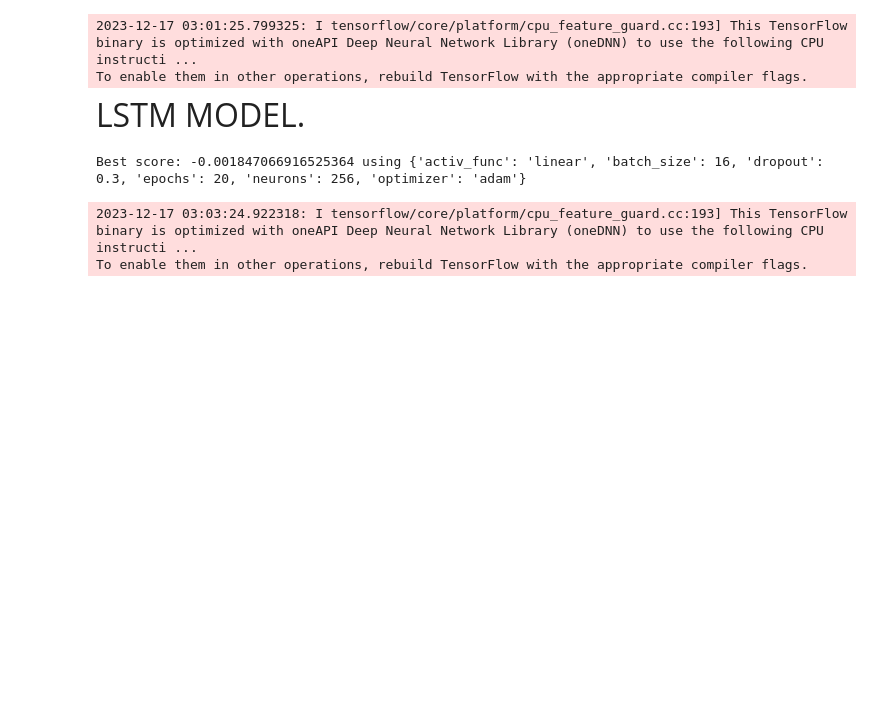
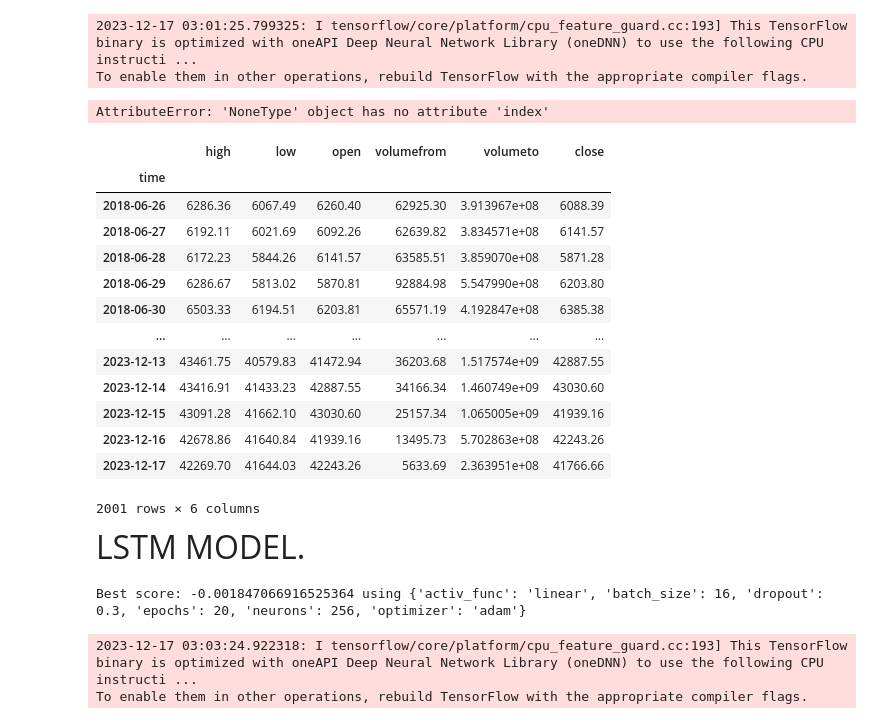
Before and after one commit to adityamaniar202/Crypto, a Jupyter notebook: Forecast.ipynb, the cells around one changed output. Drawn from its saved outputs; the diff is of its cells as text; code cells hidden in the pictures; blank space fills up the shorter version.

```diff
--- a/Forecast.ipynb
+++ b/Forecast.ipynb
@@ -30,13 +30,32 @@ limit=input("Enter the time frame (0-2000)\n")
 endpoint = 'https://min-api.cryptocompare.com/data/histoday'
 res = requests.get(endpoint + '?fsym='+crypto+'&tsym='+fiat+'&limit='+str(limit))
 hist = pd.DataFrame(json.loads(res.content)['Data'])
-hist = hist.set_index('time')
+hist.set_index('time',inplace=True)
 hist.index = pd.to_datetime(hist.index, unit='s')
 target_col = 'close'
 
 hist=hist[hist['close']!=0]
 
 hist.drop(["conversionType", "conversionSymbol"], axis = 'columns', inplace = True)
+# %% [output]
+AttributeError: 'NoneType' object has no attribute 'index'
+# %%
+hist
+# %% [output]
+|  | high | low | open | volumefrom | volumeto | close |
+| time |  |  |  |  |  |  |
+| 2018-06-26 | 6286.36 | 6067.49 | 6260.40 | 62925.30 | 3.913967e+08 | 6088.39 |
+| 2018-06-27 | 6192.11 | 6021.69 | 6092.26 | 62639.82 | 3.834571e+08 | 6141.57 |
+| 2018-06-28 | 6172.23 | 5844.26 | 6141.57 | 63585.51 | 3.859070e+08 | 5871.28 |
+| 2018-06-29 | 6286.67 | 5813.02 | 5870.81 | 92884.98 | 5.547990e+08 | 6203.80 |
+| 2018-06-30 | 6503.33 | 6194.51 | 6203.81 | 65571.19 | 4.192847e+08 | 6385.38 |
+| ... | ... | ... | ... | ... | ... | ... |
+| 2023-12-13 | 43461.75 | 40579.83 | 41472.94 | 36203.68 | 1.517574e+09 | 42887.55 |
+| 2023-12-14 | 43416.91 | 41433.23 | 42887.55 | 34166.34 | 1.460749e+09 | 43030.60 |
+| 2023-12-15 | 43091.28 | 41662.10 | 43030.60 | 25157.34 | 1.065005e+09 | 41939.16 |
+| 2023-12-16 | 42678.86 | 41640.84 | 41939.16 | 13495.73 | 5.702863e+08 | 42243.26 |
+| 2023-12-17 | 42269.70 | 41644.03 | 42243.26 | 5633.69 | 2.363951e+08 | 41766.66 |
+2001 rows × 6 columns
 # %%
 def train_test_split(df, test_size=0.2):
     split_row = len(df) - int(test_size * len(df))
```
Also changed, not shown: parts of 9 cells of this notebook, 1 other file.
